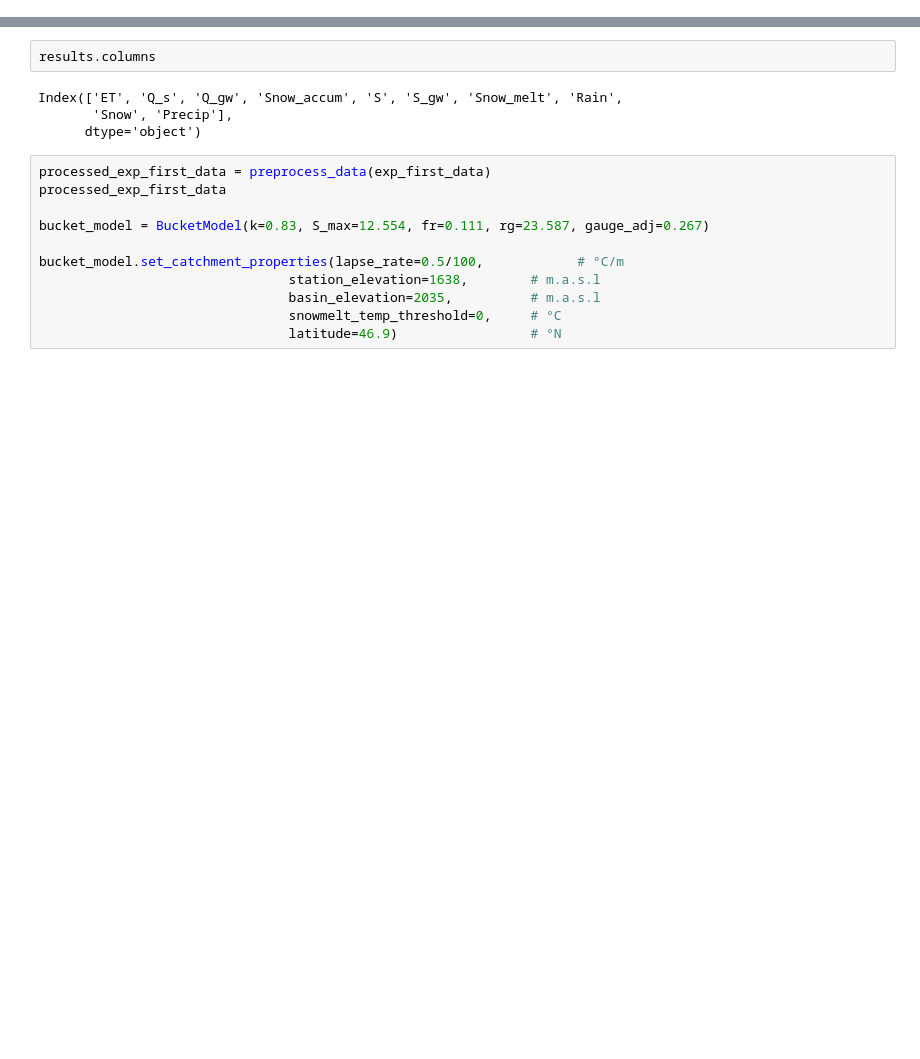
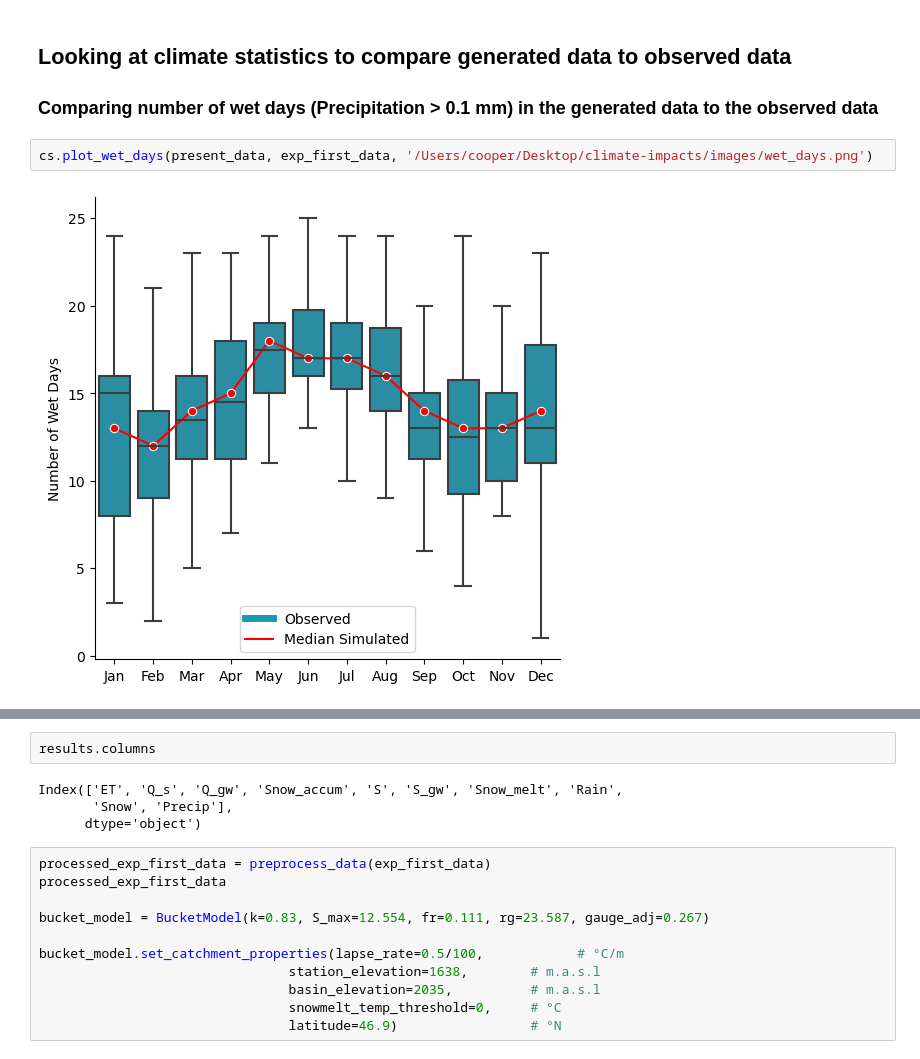
Before and after one commit to CooperBigFoot/climate-impacts, a Jupyter notebook: code/eda.ipynb, the cells around one changed output, grey strips where cells are left out. Drawn from its saved outputs; the diff is of its cells as text; blank space fills up the shorter version.

```diff
--- a/code/eda.ipynb
+++ b/code/eda.ipynb
@@ -60,0 +67,7 @@ processed_exp_first_data
+# %% [markdown]
+## Looking at climate statistics to compare generated data to observed data
+### Comparing number of wet days (Precipitation > 0.1 mm) in the generated data to the observed data
+# %%
+cs.plot_wet_days(present_data, exp_first_data, '/Users/cooper/Desktop/climate-impacts/images/wet_days.png')
+# %% [output]
+[figure, added]
```
Also changed, not shown: parts of 35 cells of this notebook.
